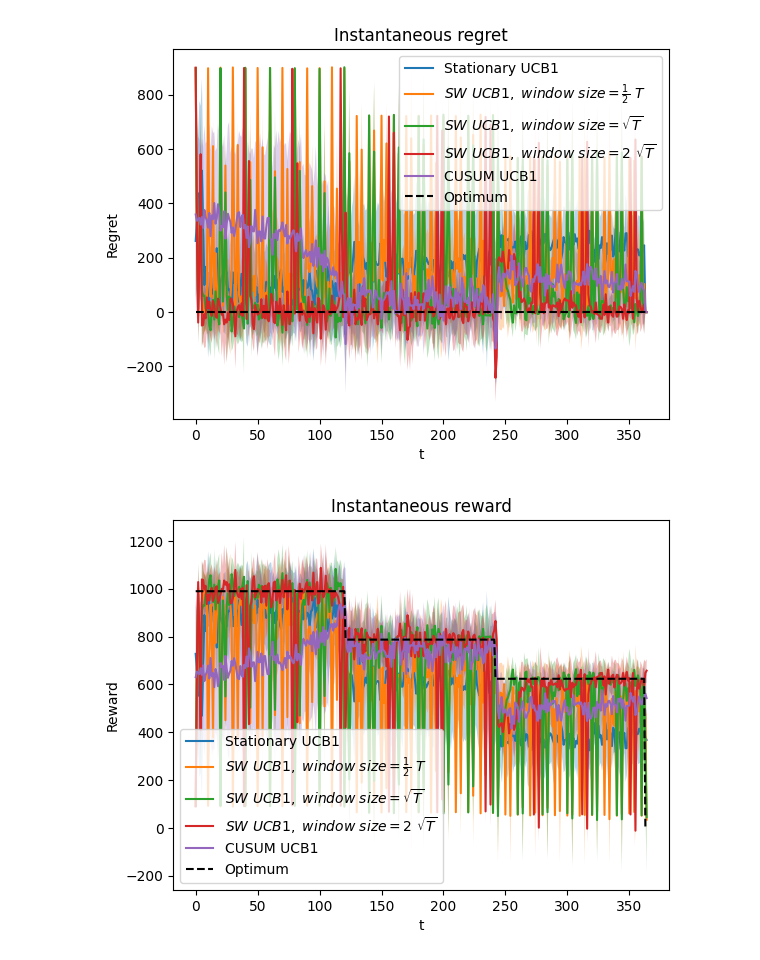
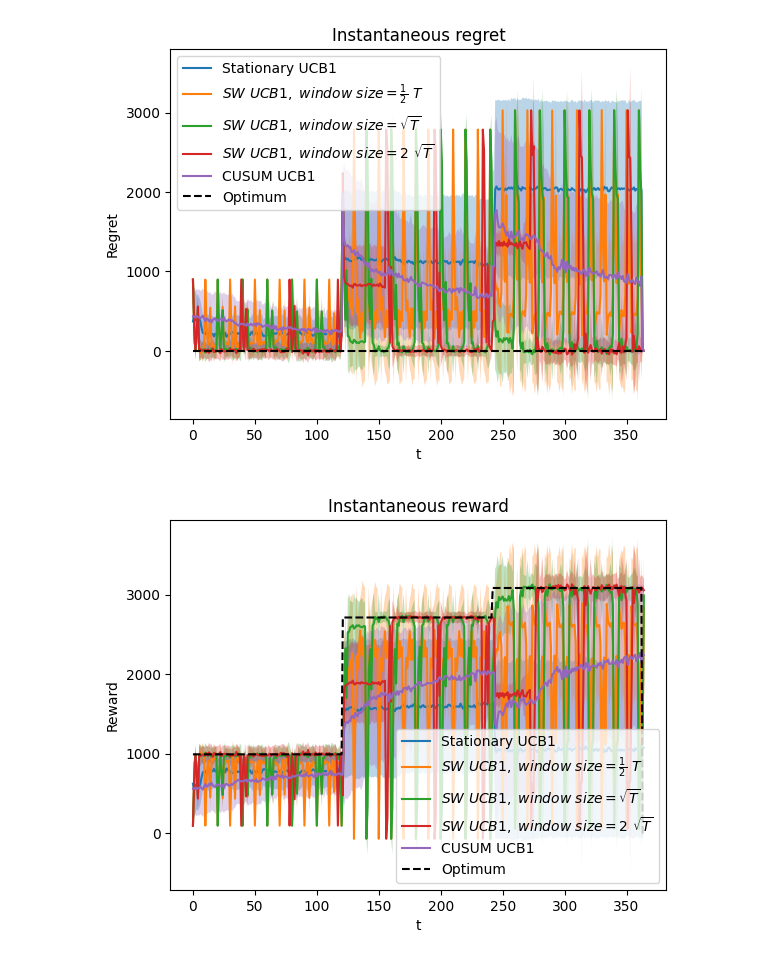
Before and after one commit to dav-G/OLA-Project, a Jupyter notebook: step5_tmp/step5 (NOT normalized).ipynb, the cells around one changed output. Saved outputs shown, nothing was run; the diff lists cells and outputs as text; code cells hidden in the pictures.

```diff
--- a/step5_tmp/step5 (NOT normalized).ipynb
+++ b/step5_tmp/step5 (NOT normalized).ipynb
@@ -23,8 +23,8 @@ c1 = UserClass(
     np.array([10, 20, 30, 40, 50]),
     np.array([
         [0.95, 0.70, 0.53, 0.28, 0.14],
-        [0.80, 0.65, 0.43, 0.15, 0.05],
-        [0.75, 0.64, 0.26, 0.12, 0.02]
+        [0.05, 0.25, 0.83, 0.95, 0.45],
+        [0.75, 0.64, 0.06, 0.62, 0.82]
     ])
 )
 
@@ -39,9 +39,10 @@ rewards = (margin * c1.probabilities - cost) * clicks
 n_arms = len(c1.prices)
 
 T = 365
+n_experiments = 50
 n_phases = 3
 phases_len = int(T / n_phases)
-n_experiments = 10
+
 
 """
 SENSITIVITY ANALYSIS CUSUM
@@ -214,32 +215,32 @@ dataset = np.array([
         [swucb_w2_inst_reward, swucb_w2_std_reward],
         [swucb_w2_cum_regret, swucb_w2_cumstd_regret],
         [swucb_w2_cum_reward, swucb_w2_cumstd_reward]
     ],
     [
         [swucb_w3_regret, swucb_w3_std_regret],
         [swucb_w3_inst_reward, swucb_w3_std_reward],
         [swucb_w3_cum_regret, swucb_w3_cumstd_regret],
         [swucb_w3_cum_reward, swucb_w3_cumstd_reward]
     ],
     [
         [cducb_regret, cducb_std_regret],
         [cducb_inst_reward, cducb_std_reward],
         [cducb_cum_regret, cducb_cumstd_regret],
         [cducb_cum_reward, cducb_cumstd_reward]
     ]
 ])
 
 titles = ["Instantaneous regret", "Instantaneous reward", "Cumulative regret", "Cumulative reward"]
 
 ucb1_label = "Stationary UCB1"
 swucb_w1_label = r"$SW\ UCB1,\ window\ size=\frac{1}{2}\ T$"
 swucb_w2_label = r"$SW\ UCB1,\ window\ size=\sqrt{T}$"
 swucb_w3_label = r"$SW\ UCB1,\ window\ size=2\ \sqrt{T}$"
 cducb_label = "CUSUM UCB1"
 labels = [ucb1_label, swucb_w1_label, swucb_w2_label, swucb_w3_label, cducb_label]
 
 plotter = Plotter(dataset, optimum_per_round, titles, labels, T)
 plotter.plots()
 # %% [output]
-[figure, old version]
+[figure, new version]
-[figure, old version]
+[figure, new version]
```
Also changed, not shown: parts of 1 cell of this notebook, 6 other files.
